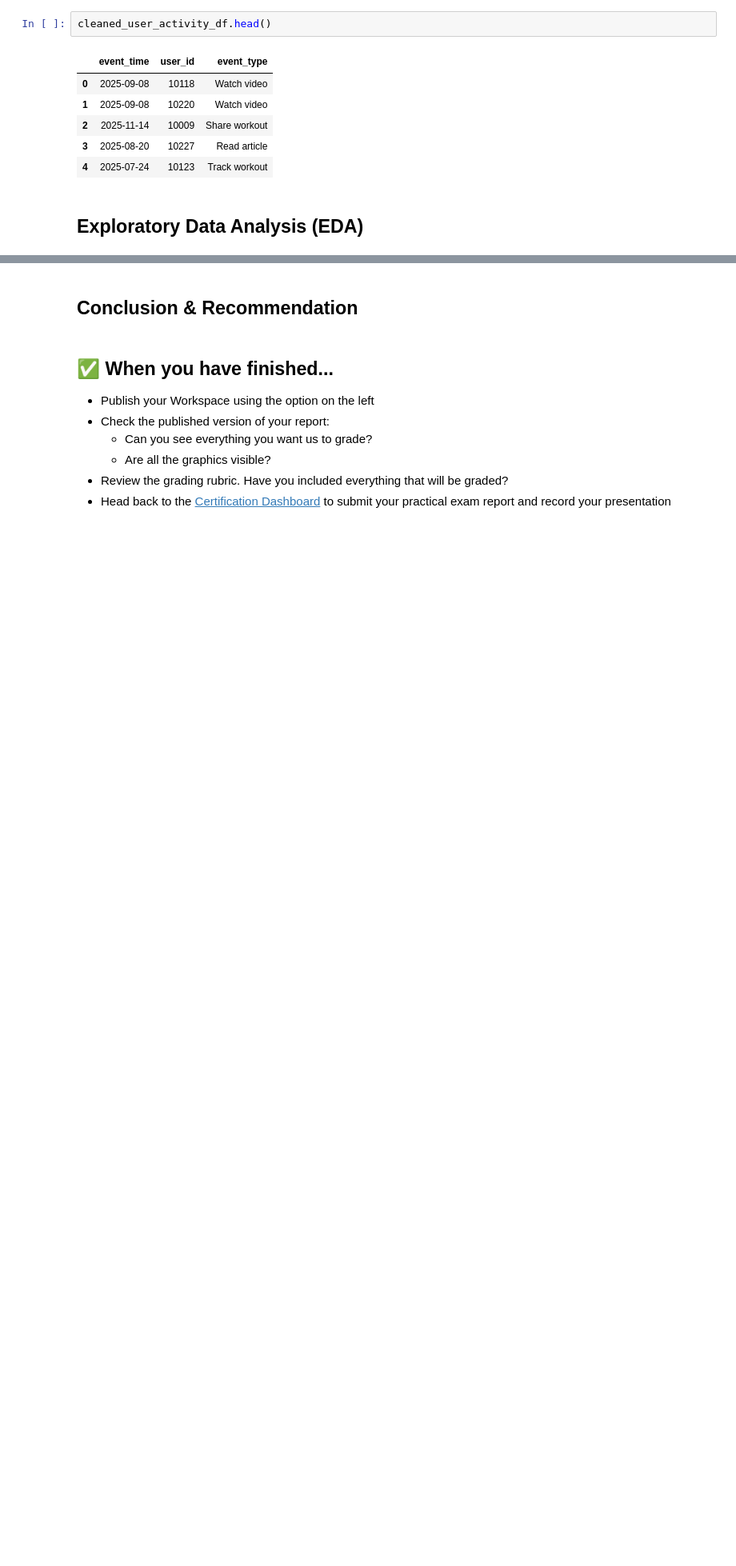
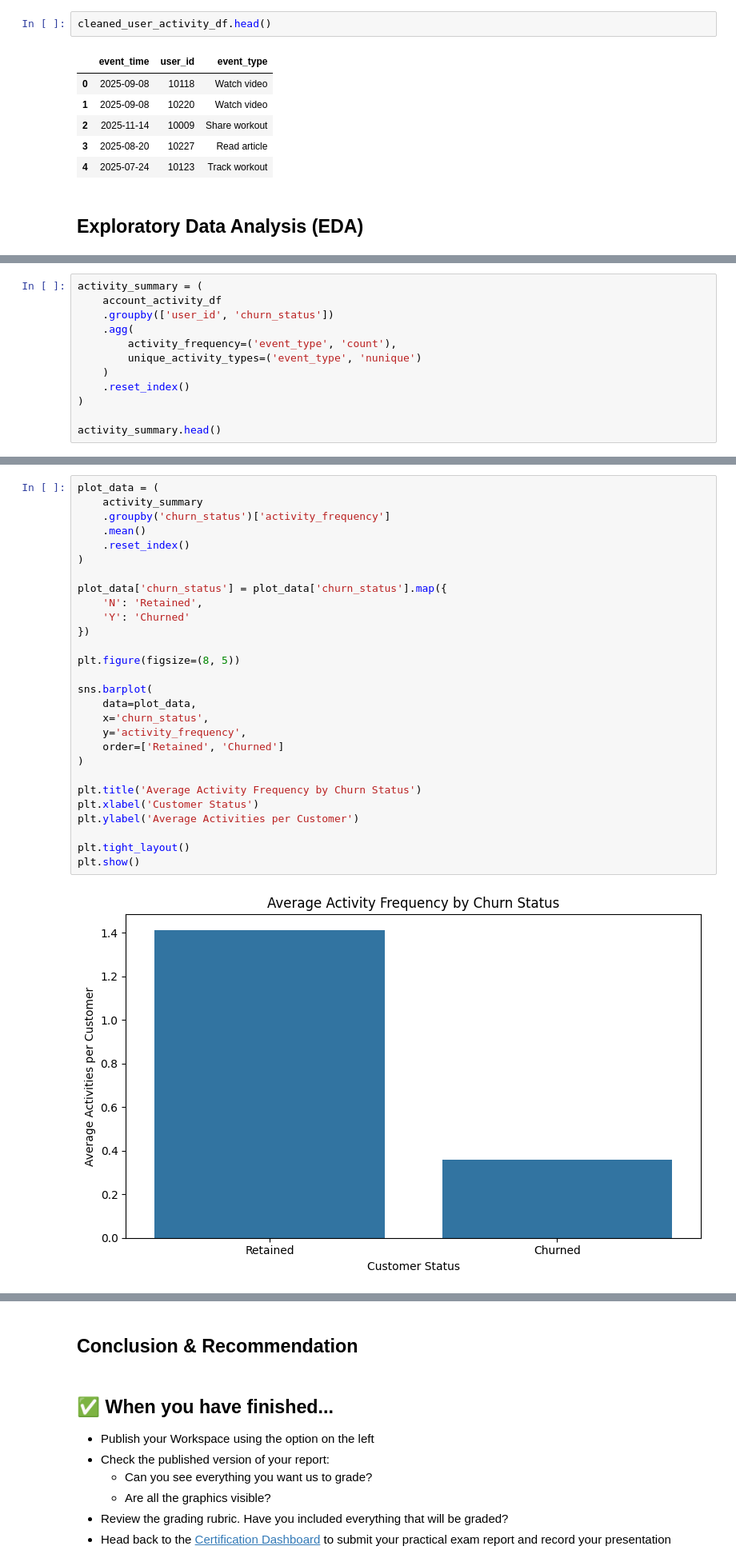
Before and after one commit to muchammadwr/churn-at-fit.ly, a Jupyter notebook: notebook.ipynb, the cells around one changed output, grey strips where cells are left out. Shown at 80% size. Drawn from its saved outputs; the diff is of its cells as text; blank space fills up the shorter version.

```diff
--- a/notebook.ipynb
+++ b/notebook.ipynb
@@ -610,0 +648,12 @@ plt.show()
+# %%
+activity_summary = (
+    account_activity_df
+    .groupby(['user_id', 'churn_status'])
+    .agg(
+        activity_frequency=('event_type', 'count'),
+        unique_activity_types=('event_type', 'nunique')
+    )
+    .reset_index()
+)
+
+activity_summary.head()
@@ -610,0 +685,30 @@ plt.show()
+# %%
+plot_data = (
+    activity_summary
+    .groupby('churn_status')['activity_frequency']
+    .mean()
+    .reset_index()
+)
+
+plot_data['churn_status'] = plot_data['churn_status'].map({
+    'N': 'Retained',
+    'Y': 'Churned'
+})
+
+plt.figure(figsize=(8, 5))
+
+sns.barplot(
+    data=plot_data,
+    x='churn_status',
+    y='activity_frequency',
+    order=['Retained', 'Churned']
+)
+
+plt.title('Average Activity Frequency by Churn Status')
+plt.xlabel('Customer Status')
+plt.ylabel('Average Activities per Customer')
+
+plt.tight_layout()
+plt.show()
+# %% [output]
+[figure, added]
```
Also changed, not shown: parts of 34 cells of this notebook.
